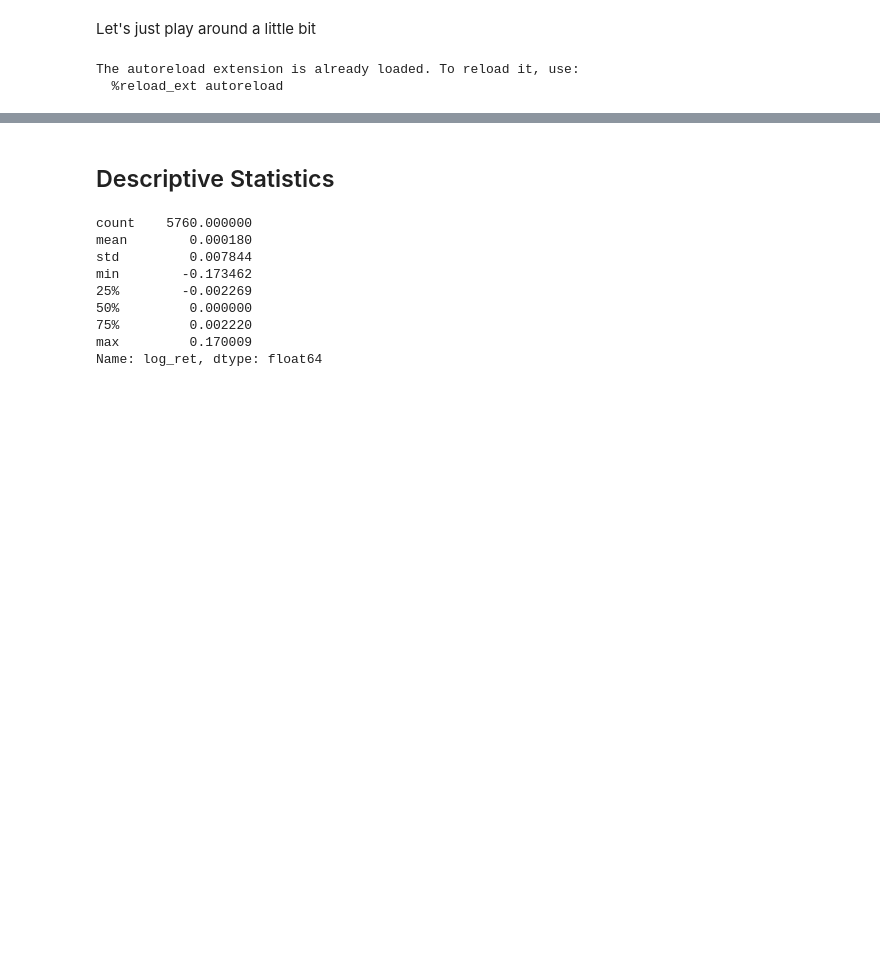
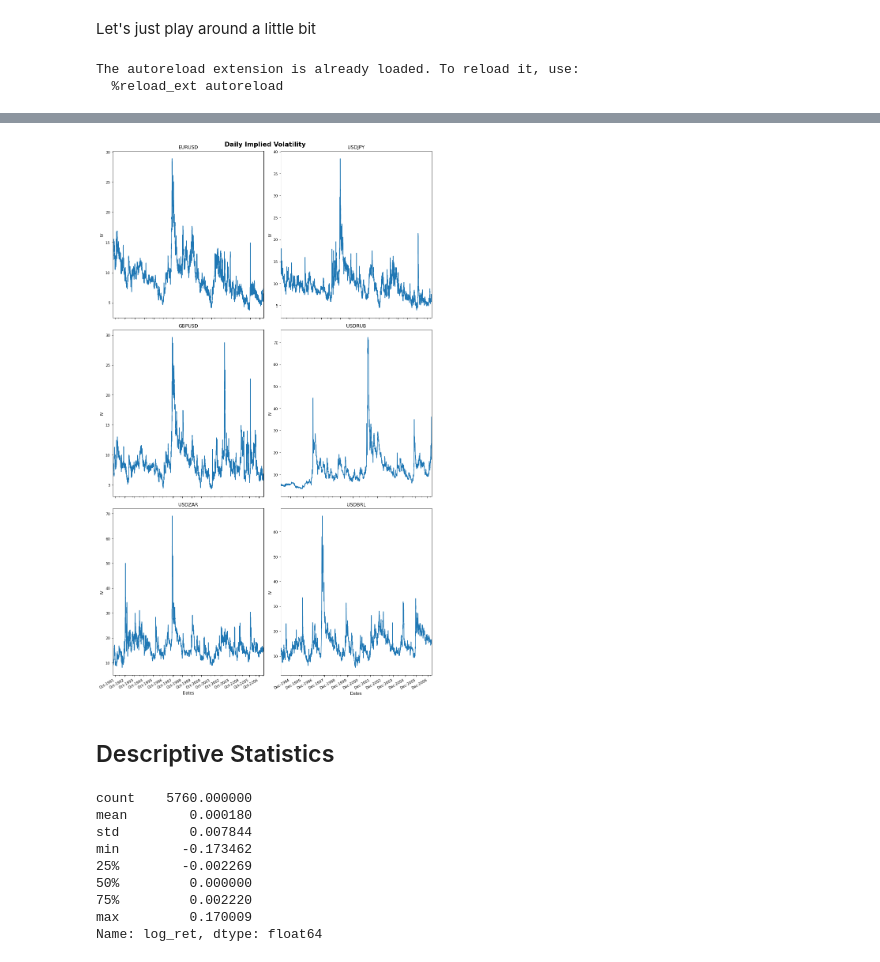
Before and after one commit to frederikbachdk/FXVolTrading, a Jupyter notebook: tradingstrategy/garch_initial.ipynb, the cells around one changed output, grey strips where cells are left out. Drawn from its saved outputs; the diff is of its cells as text; code cells hidden in the pictures; blank space fills up the shorter version.

```diff
--- a/tradingstrategy/garch_initial.ipynb
+++ b/tradingstrategy/garch_initial.ipynb
@@ -38,0 +23,12 @@ df
+# %%
+fx_pairs =[
+    'USDRUB',
+    'USDZAR',
+    'USDBRL',
+    'EURUSD',
+    'USDJPY',
+    'GBPUSD'
+]
+df = import_data(fx_pair='USDRUB')
+
+dfs = { pair : import_data(fx_pair=pair) for pair in fx_pairs }
@@ -39,3 +56,7 @@ df
+# %%
+plot_grid(df_dict=dfs, series='v1m',cols=2)
+# %% [output]
+[figure, added]
 # %% [markdown]
 ## Descriptive Statistics
 # %%
```
Also changed, not shown: parts of 5 cells of this notebook, 2 other files.
